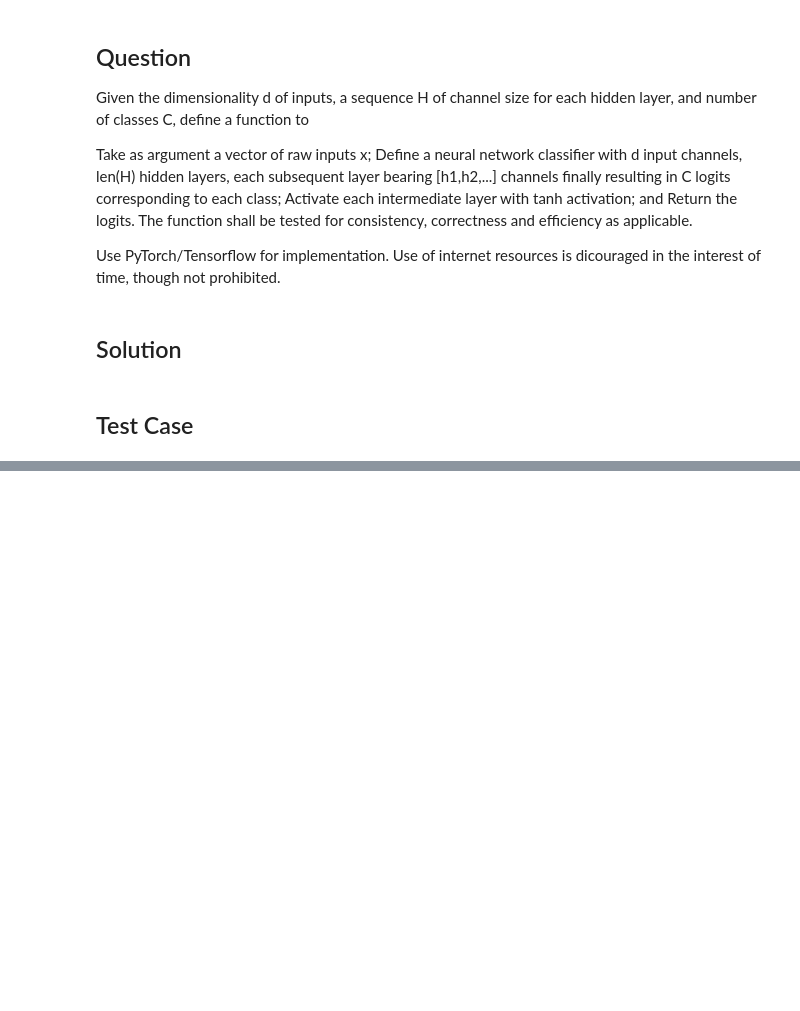
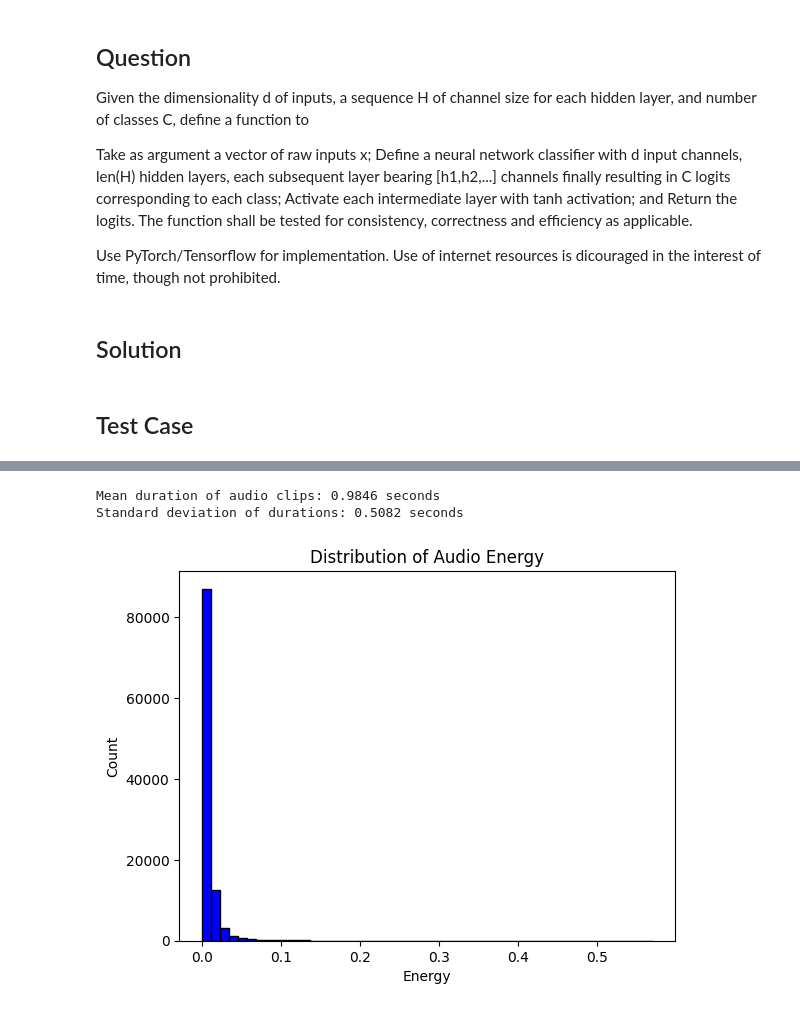
Before and after one commit to RKayyy/102116008-SESS_LE1, a Jupyter notebook: 102116008_ReitikaKumar.ipynb, the cells around one changed output, grey strips where cells are left out. Drawn from its saved outputs; the diff is of its cells as text; code cells hidden in the pictures; blank space fills up the shorter version.

```diff
--- a/102116008_ReitikaKumar.ipynb
+++ b/102116008_ReitikaKumar.ipynb
@@ -44,0 +74,15 @@ y_hat.size()
+# %%
+import os
+import librosa
+import numpy as np
+
+dataset_path = '/content'
+
+commands = [folder for folder in os.listdir(dataset_path) if os.path.isdir(os.path.join(dataset_path, folder))]
+print("Commands (folders) in the dataset: ", commands)
+
+sample_file = os.path.join(dataset_path, 'yes', '0a7c2a8d_nohash_0.wav')
+y, sr = librosa.load(sample_file, sr=16000)
+
+print(f"Sample rate: {sr}")
+print(f"Audio duration: {len(y)/sr} seconds")
@@ -44,0 +93,10 @@ y_hat.size()
+# %%
+# Count the number of audio files for each command, skipping .config and other non-audio directories
+command_counts = {
+    command: len(os.listdir(os.path.join(dataset_path, command)))
+    for command in commands if os.path.isdir(os.path.join(dataset_path, command)) and command not in ['.config', '.ipynb_checkpoints']
+}
+
+# Print the number of samples per command, one per line
+for command, count in command_counts.items():
+    print(f"Command: {command} - samples: {count}")
@@ -44,0 +121,53 @@ y_hat.size()
+# %%
+import os
+import librosa
+import numpy as np
+
+dataset_path = '/content'
+
+# List only directories (folders) in the dataset_path
+commands = [folder for folder in os.listdir(dataset_path) if os.path.isdir(os.path.join(dataset_path, folder))]
+
+durations = []
+# Iterate through each command folder
+for command in commands:
+    for file in os.listdir(os.path.join(dataset_path, command)):
+        # Only process .wav files
+        if file.endswith('.wav'):
+            # Load the audio file
+            y, sr = librosa.load(os.path.join(dataset_path, command, file), sr=16000)
+            # Append the duration of the audio file
+            durations.append(len(y) / sr)
+
+# Calculate statistics
+mean_duration = np.mean(durations)
+std_duration = np.std(durations)
+
+# Print results
+print(f"Mean duration of audio clips: {mean_duration:.4f} seconds")
+print(f"Standard deviation of durations: {std_duration:.4f} seconds")
+# %% [output]
+Mean duration of audio clips: 0.9846 seconds
+Standard deviation of durations: 0.5082 seconds
+# %%
+# Calculate energy of each audio clip
+energies = []
+for command in commands:
+    for file in os.listdir(os.path.join(dataset_path, command)):
+        # Only process .wav files
+        if file.endswith('.wav'):
+            # Load the audio file
+            y, sr = librosa.load(os.path.join(dataset_path, command, file), sr=16000)
+        energy = np.sum(y ** 2) / len(y)
+        energies.append(energy)
+
+# Plot the distribution of energies
+import matplotlib.pyplot as plt
+
+plt.hist(energies, bins=50, color='blue', edgecolor='black')
+plt.title("Distribution of Audio Energy")
+plt.xlabel("Energy")
+plt.ylabel("Count")
+plt.show()
+# %% [output]
+[figure, added]
```
Also changed, not shown: parts of 17 cells of this notebook.
